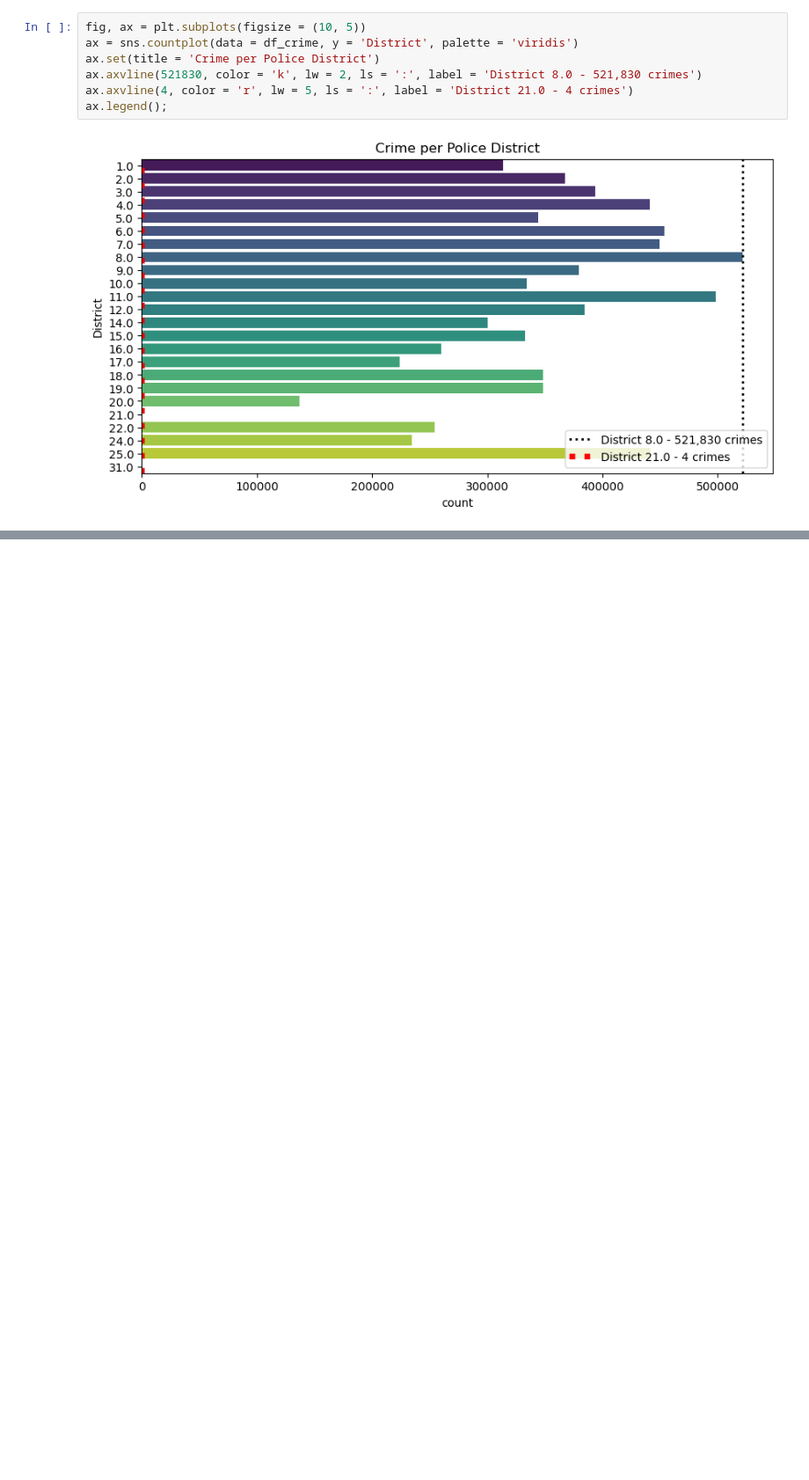
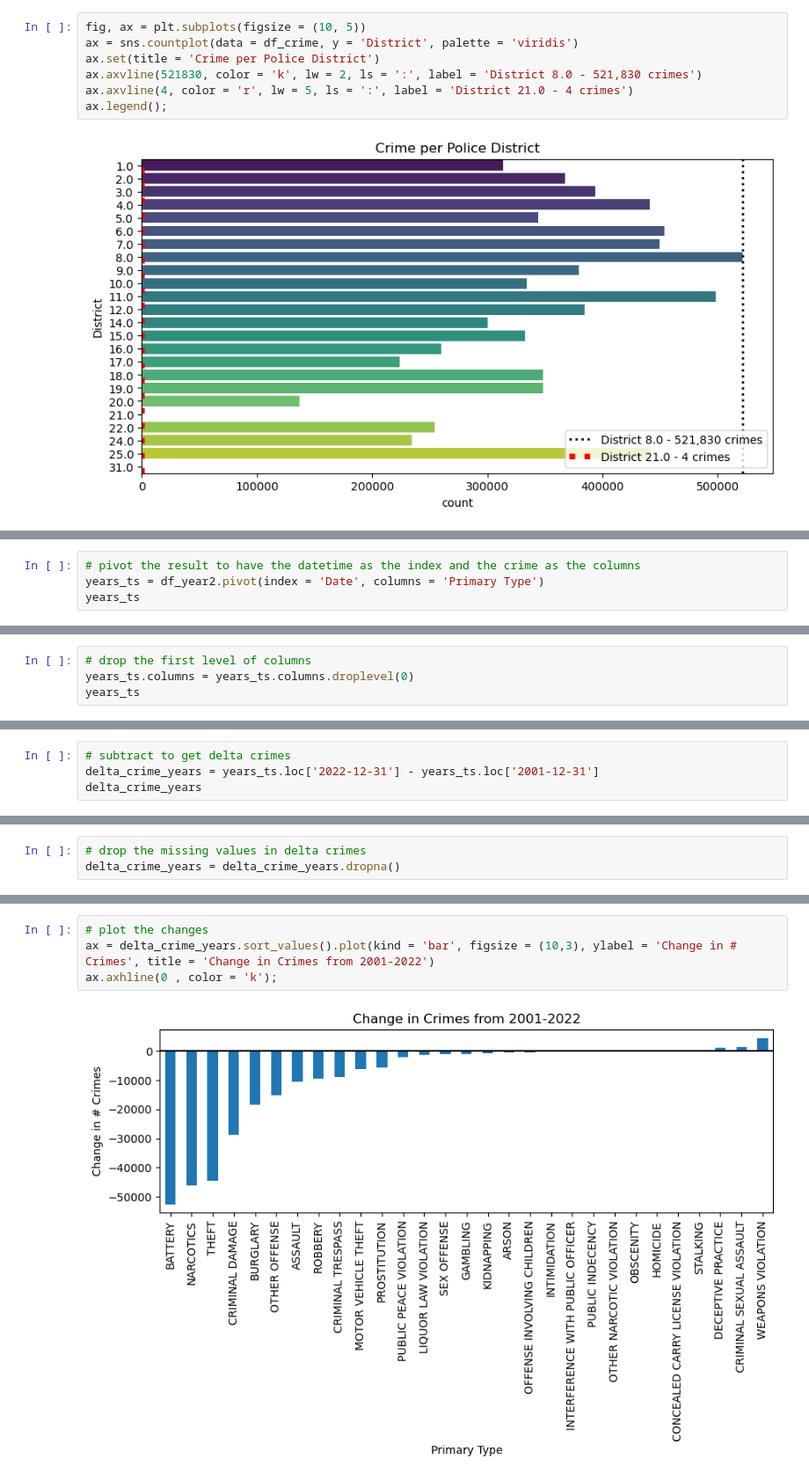
Before and after one commit to andreacohen7/Chicago-Crime-Data, a Jupyter notebook: Chicago Crime Data.ipynb, the cells around one changed output, grey strips where cells are left out. Shown: that part at 88% size. Saved outputs shown, nothing was run; the diff lists cells and outputs as text; blank space fills up the shorter version.

```diff
--- a/Chicago Crime Data.ipynb
+++ b/Chicago Crime Data.ipynb
@@ -229,0 +330,4 @@ ax.legend();
+# %%
+# pivot the result to have the datetime as the index and the crime as the columns
+years_ts = df_year2.pivot(index = 'Date', columns = 'Primary Type')
+years_ts
@@ -229,0 +355,4 @@ ax.legend();
+# %%
+# drop the first level of columns
+years_ts.columns = years_ts.columns.droplevel(0)
+years_ts
@@ -229,0 +379,4 @@ ax.legend();
+# %%
+# subtract to get delta crimes
+delta_crime_years = years_ts.loc['2022-12-31'] - years_ts.loc['2001-12-31']
+delta_crime_years
@@ -229,0 +422,3 @@ ax.legend();
+# %%
+# drop the missing values in delta crimes
+delta_crime_years = delta_crime_years.dropna()
@@ -229,0 +446,6 @@ ax.legend();
+# %%
+# plot the changes
+ax = delta_crime_years.sort_values().plot(kind = 'bar', figsize = (10,3), ylabel = 'Change in # Crimes', title = 'Change in Crimes from 2001-2022')
+ax.axhline(0 , color = 'k');
+# %% [output]
+[figure, added]
```
Also changed, not shown: parts of 55 cells of this notebook.
